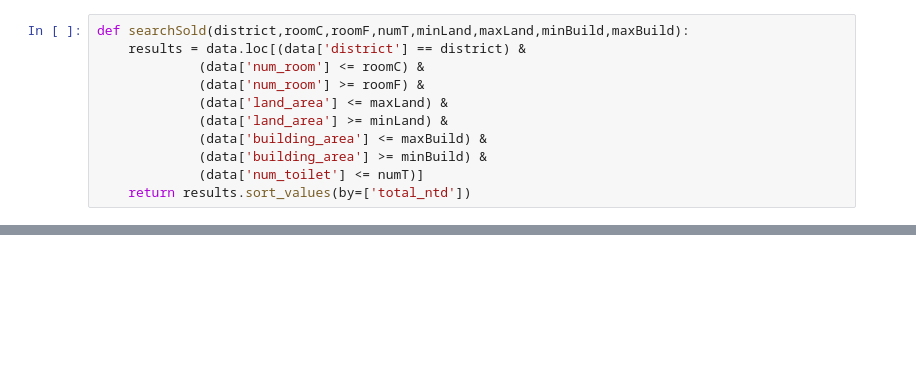
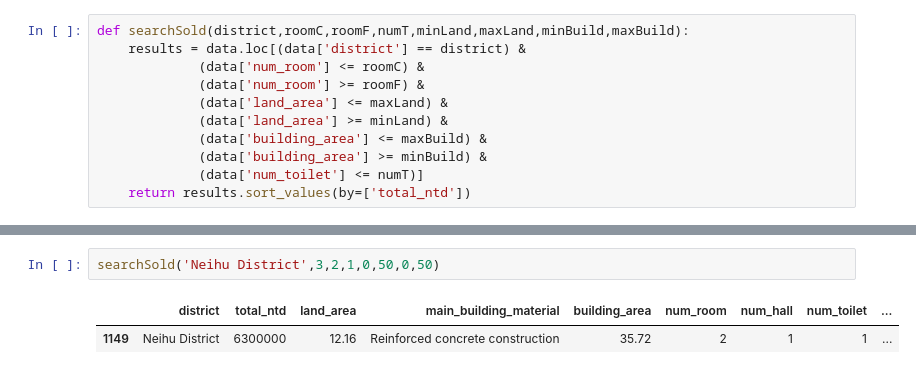
Before and after one commit to DanielCaoSilva/NotebookStuff, a Jupyter notebook: 5900dataMessAround-Copy1.ipynb, the cells around one changed output, grey strips where cells are left out. Cells and saved outputs as stored; diff of their text form; blank space fills up the shorter version.

```diff
--- a/5900dataMessAround-Copy1.ipynb
+++ b/5900dataMessAround-Copy1.ipynb
@@ -677,0 +738,5 @@ searchSold('Xinyi District',2,2,1,0,200,0,200)
+# %%
+searchSold('Neihu District',3,2,1,0,50,0,50)
+# %% [output]
+|  | district | total_ntd | land_area | main_building_material | building_area | num_room | num_hall | num_toilet | ... |
+| 1149 | Neihu District | 6300000 | 12.16 | Reinforced concrete construction | 35.72 | 2 | 1 | 1 | ... |
```
Also changed, not shown: parts of 19 cells of this notebook.
